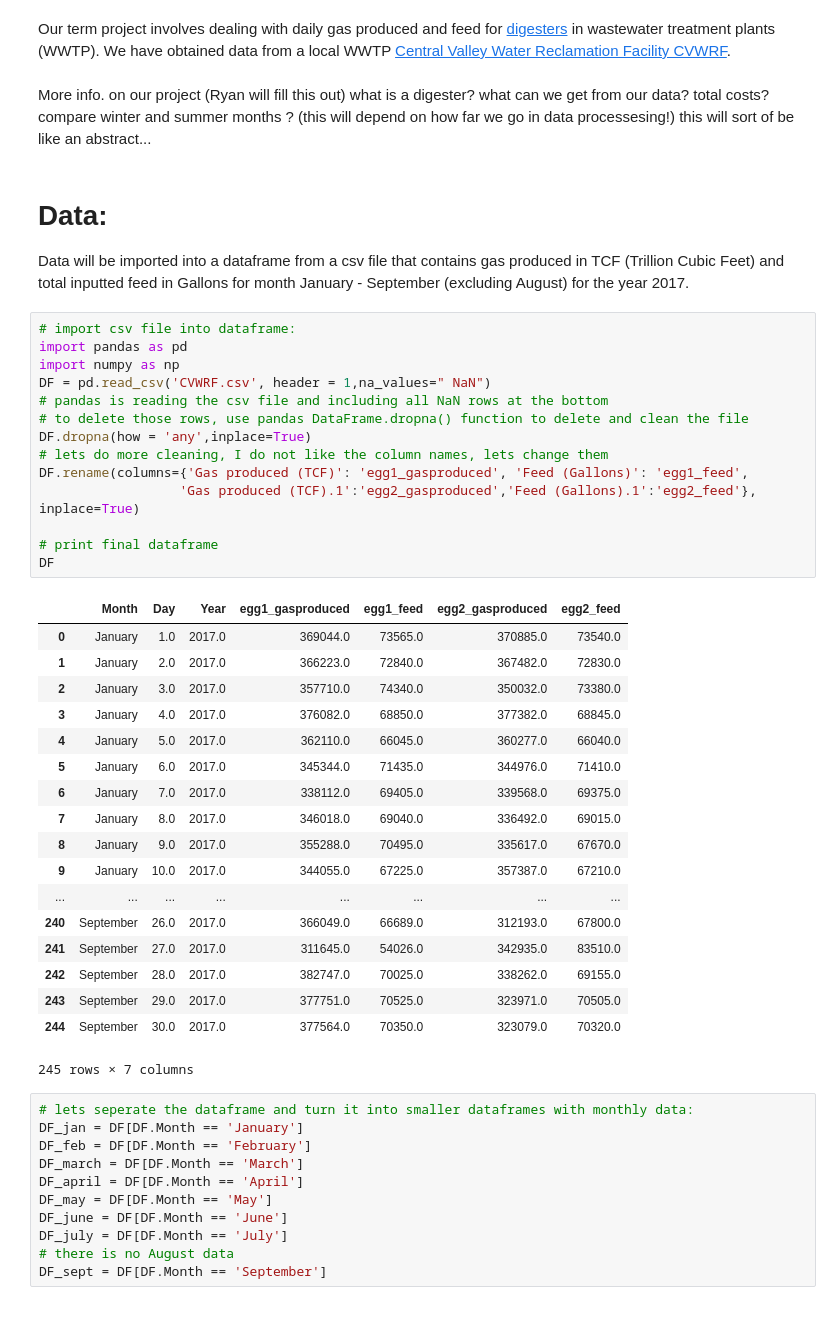
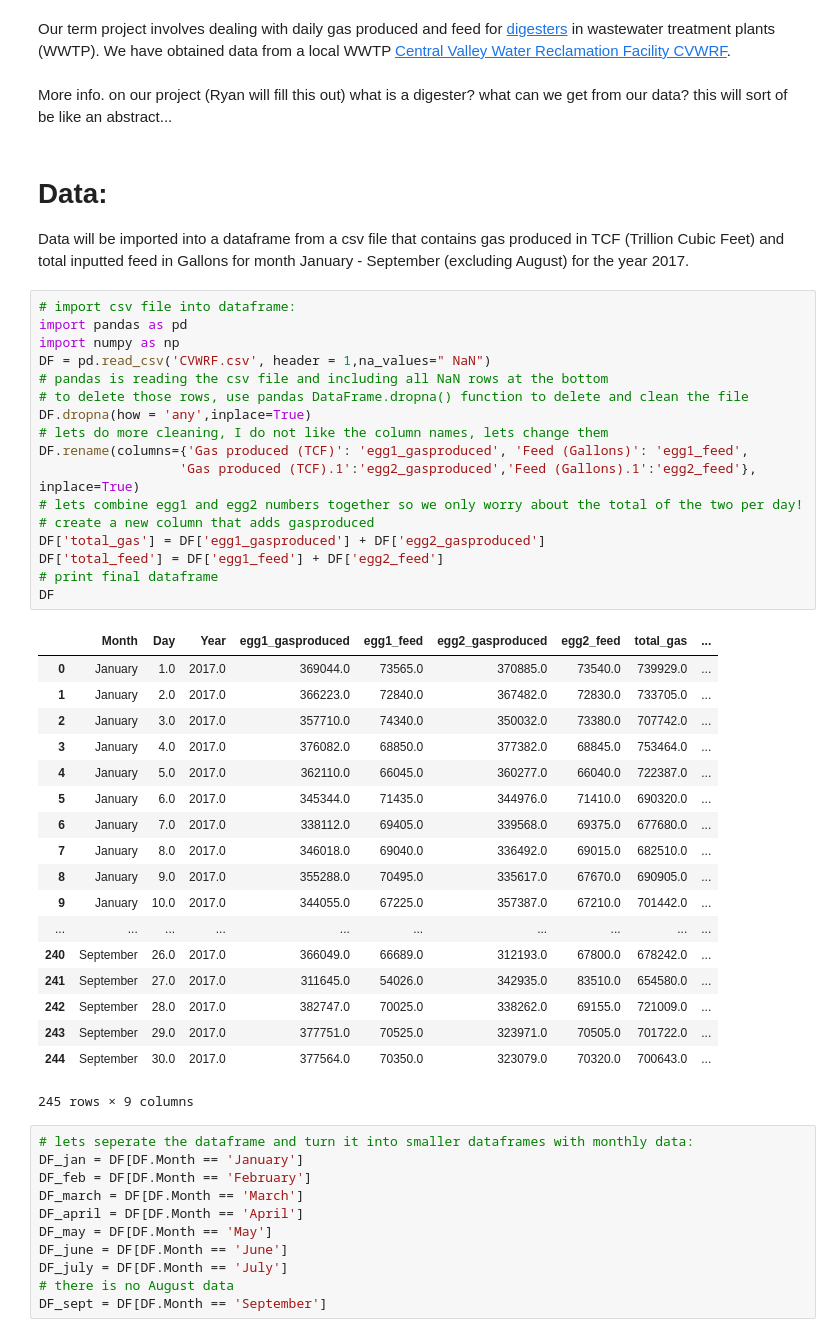
Before and after one commit to alsaneaan/CVEEN_ARI, a Jupyter notebook: ARI_final.ipynb, the cells around one changed output. Drawn from its saved outputs; the diff is of its cells as text.

```diff
--- a/ARI_final.ipynb
+++ b/ARI_final.ipynb
@@ -9,7 +9,7 @@ We have obtained data from a local WWTP [Central Valley Water Reclamation Facili
 # %% [markdown]
 More info. on our project (Ryan will fill this out)
 what is a digester?
-what can we get from our data? total costs? compare winter and summer months ? (this will depend on how far we go in data processesing!)
+what can we get from our data?
 this will sort of be like an abstract...
 # %% [markdown]
 # Data:
@@ -17,36 +17,39 @@ Data will be imported into a dataframe from a csv file that contains gas produce
 # %%
 # import csv file into dataframe:
 import pandas as pd
 import numpy as np
 DF = pd.read_csv('CVWRF.csv', header = 1,na_values=" NaN")
 # pandas is reading the csv file and including all NaN rows at the bottom
 # to delete those rows, use pandas DataFrame.dropna() function to delete and clean the file
 DF.dropna(how = 'any',inplace=True)
 # lets do more cleaning, I do not like the column names, lets change them
 DF.rename(columns={'Gas produced (TCF)': 'egg1_gasproduced', 'Feed (Gallons)': 'egg1_feed',
                   'Gas produced (TCF).1':'egg2_gasproduced','Feed (Gallons).1':'egg2_feed'}, inplace=True)
-
+# lets combine egg1 and egg2 numbers together so we only worry about the total of the two per day!
+# create a new column that adds gasproduced
+DF['total_gas'] = DF['egg1_gasproduced'] + DF['egg2_gasproduced']
+DF['total_feed'] = DF['egg1_feed'] + DF['egg2_feed']
 # print final dataframe
 DF
 # %% [output]
-|  | Month | Day | Year | egg1_gasproduced | egg1_feed | egg2_gasproduced | egg2_feed |
-| 0 | January | 1.0 | 2017.0 | 369044.0 | 73565.0 | 370885.0 | 73540.0 |
-| 1 | January | 2.0 | 2017.0 | 366223.0 | 72840.0 | 367482.0 | 72830.0 |
-| 2 | January | 3.0 | 2017.0 | 357710.0 | 74340.0 | 350032.0 | 73380.0 |
-| 3 | January | 4.0 | 2017.0 | 376082.0 | 68850.0 | 377382.0 | 68845.0 |
-| 4 | January | 5.0 | 2017.0 | 362110.0 | 66045.0 | 360277.0 | 66040.0 |
-| 5 | January | 6.0 | 2017.0 | 345344.0 | 71435.0 | 344976.0 | 71410.0 |
-| 6 | January | 7.0 | 2017.0 | 338112.0 | 69405.0 | 339568.0 | 69375.0 |
-| 7 | January | 8.0 | 2017.0 | 346018.0 | 69040.0 | 336492.0 | 69015.0 |
-| 8 | January | 9.0 | 2017.0 | 355288.0 | 70495.0 | 335617.0 | 67670.0 |
-| 9 | January | 10.0 | 2017.0 | 344055.0 | 67225.0 | 357387.0 | 67210.0 |
-| ... | ... | ... | ... | ... | ... | ... | ... |
-| 240 | September | 26.0 | 2017.0 | 366049.0 | 66689.0 | 312193.0 | 67800.0 |
-| 241 | September | 27.0 | 2017.0 | 311645.0 | 54026.0 | 342935.0 | 83510.0 |
-| 242 | September | 28.0 | 2017.0 | 382747.0 | 70025.0 | 338262.0 | 69155.0 |
-| 243 | September | 29.0 | 2017.0 | 377751.0 | 70525.0 | 323971.0 | 70505.0 |
-| 244 | September | 30.0 | 2017.0 | 377564.0 | 70350.0 | 323079.0 | 70320.0 |
+|  | Month | Day | Year | egg1_gasproduced | egg1_feed | egg2_gasproduced | egg2_feed | total_gas | ... |
+| 0 | January | 1.0 | 2017.0 | 369044.0 | 73565.0 | 370885.0 | 73540.0 | 739929.0 | ... |
+| 1 | January | 2.0 | 2017.0 | 366223.0 | 72840.0 | 367482.0 | 72830.0 | 733705.0 | ... |
+| 2 | January | 3.0 | 2017.0 | 357710.0 | 74340.0 | 350032.0 | 73380.0 | 707742.0 | ... |
+| 3 | January | 4.0 | 2017.0 | 376082.0 | 68850.0 | 377382.0 | 68845.0 | 753464.0 | ... |
+| 4 | January | 5.0 | 2017.0 | 362110.0 | 66045.0 | 360277.0 | 66040.0 | 722387.0 | ... |
+| 5 | January | 6.0 | 2017.0 | 345344.0 | 71435.0 | 344976.0 | 71410.0 | 690320.0 | ... |
+| 6 | January | 7.0 | 2017.0 | 338112.0 | 69405.0 | 339568.0 | 69375.0 | 677680.0 | ... |
+| 7 | January | 8.0 | 2017.0 | 346018.0 | 69040.0 | 336492.0 | 69015.0 | 682510.0 | ... |
+| 8 | January | 9.0 | 2017.0 | 355288.0 | 70495.0 | 335617.0 | 67670.0 | 690905.0 | ... |
+| 9 | January | 10.0 | 2017.0 | 344055.0 | 67225.0 | 357387.0 | 67210.0 | 701442.0 | ... |
+| ... | ... | ... | ... | ... | ... | ... | ... | ... | ... |
+| 240 | September | 26.0 | 2017.0 | 366049.0 | 66689.0 | 312193.0 | 67800.0 | 678242.0 | ... |
+| 241 | September | 27.0 | 2017.0 | 311645.0 | 54026.0 | 342935.0 | 83510.0 | 654580.0 | ... |
+| 242 | September | 28.0 | 2017.0 | 382747.0 | 70025.0 | 338262.0 | 69155.0 | 721009.0 | ... |
+| 243 | September | 29.0 | 2017.0 | 377751.0 | 70525.0 | 323971.0 | 70505.0 | 701722.0 | ... |
+| 244 | September | 30.0 | 2017.0 | 377564.0 | 70350.0 | 323079.0 | 70320.0 | 700643.0 | ... |
-245 rows × 7 columns
+245 rows × 9 columns
 # %%
 # lets seperate the dataframe and turn it into smaller dataframes with monthly data:
 DF_jan = DF[DF.Month == 'January']
```
Also changed, not shown: parts of 5 cells of this notebook.
